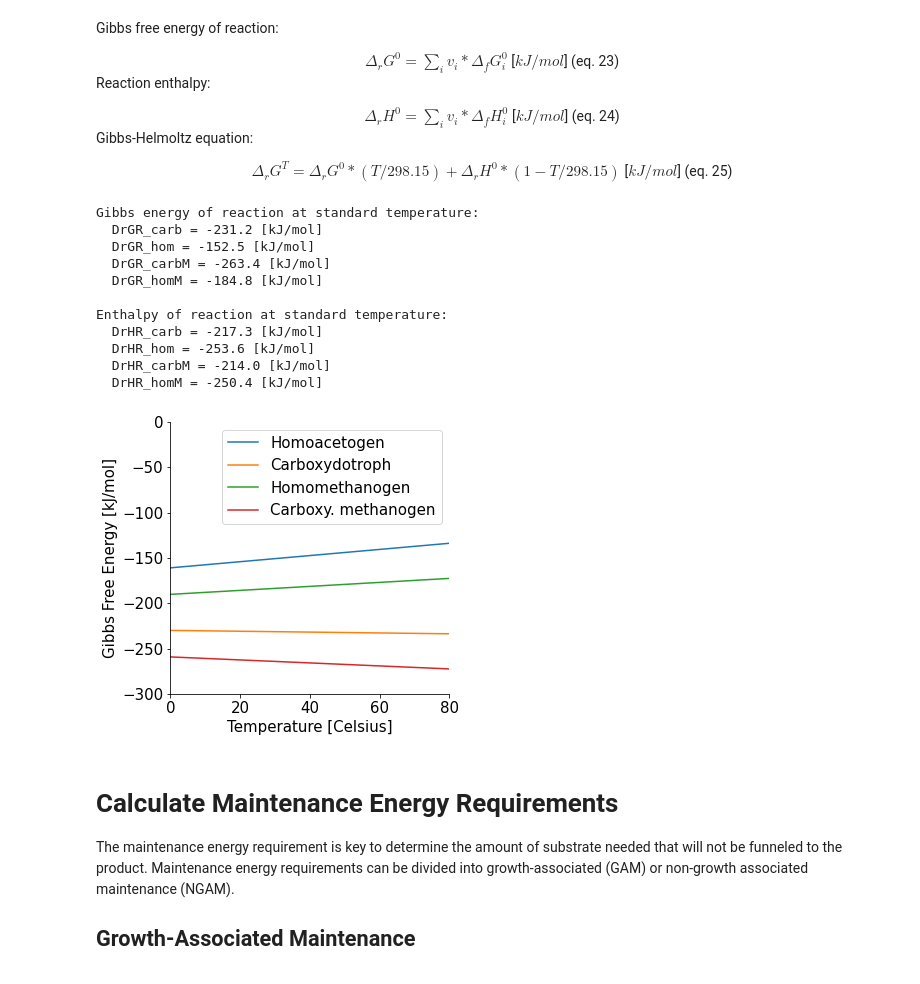
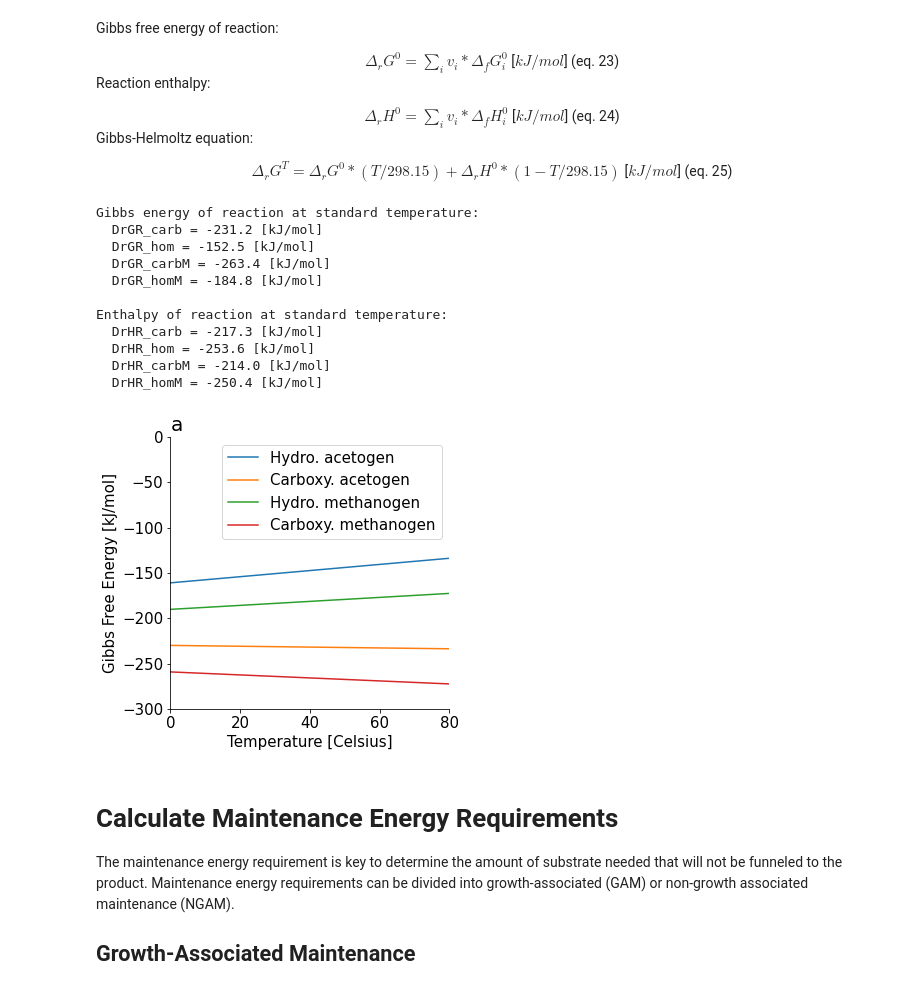
Before and after one commit to biosustain/CO2_fixation_models, a Jupyter notebook: Scripts/02_AcetogenYieldTempDependency.ipynb, the cells around one changed output. Cells and saved outputs as stored; diff of their text form; code cells hidden in the pictures.

```diff
--- a/Scripts/02_AcetogenYieldTempDependency.ipynb
+++ b/Scripts/02_AcetogenYieldTempDependency.ipynb
@@ -146,36 +146,36 @@ def DrGT_carbM(T):
 def DrGT_homM(T):
     return DrGR_homM * (T/298.15) + DrHR_homM * (1-T/298.15)
 
 plt.rcParams['axes.spines.right'] = False
 plt.rcParams['axes.spines.top'] = False
 
 plt.figure(figsize=(5,5))
 #plt.title(f"Gibbs Free Energy of Acetogenesis and Methanogenesis")
-plt.title("A", fontdict = {'fontsize': 20}, loc = "left")
+plt.title("a", fontdict = {'fontsize': 20}, loc = "left")
 plt.axis([0, 80, -300, 0])
 plt.xlabel('Temperature [Celsius]', fontsize=15)
 plt.ylabel('Gibbs Free Energy [kJ/mol]', fontsize=15)
 plt.plot(Kelvin_Celsius(T), DrGT_hom(T))
 plt.plot(Kelvin_Celsius(T), DrGT_carb(T))
 plt.plot(Kelvin_Celsius(T), DrGT_homM(T))
 plt.plot(Kelvin_Celsius(T), DrGT_carbM(T))
-plt.legend(['Homoacetogen','Carboxydotroph','Homomethanogen','Carboxy. methanogen'], fontsize=15)
+plt.legend(['Hydro. acetogen','Carboxy. acetogen','Hydro. methanogen','Carboxy. methanogen'], fontsize=15)
 plt.tick_params(axis='both', which='major', labelsize=15)
 
 plt.show()
 # %% [output]
 Gibbs energy of reaction at standard temperature:
   DrGR_carb = -231.2 [kJ/mol]
   DrGR_hom = -152.5 [kJ/mol]
   DrGR_carbM = -263.4 [kJ/mol]
   DrGR_homM = -184.8 [kJ/mol]
 
 Enthalpy of reaction at standard temperature:
   DrHR_carb = -217.3 [kJ/mol]
   DrHR_hom = -253.6 [kJ/mol]
   DrHR_carbM = -214.0 [kJ/mol]
   DrHR_homM = -250.4 [kJ/mol]
-[figure, old version]
+[figure, new version]
 # %% [markdown]
 # Calculate Maintenance Energy Requirements
 
```
Also changed, not shown: parts of 7 cells of this notebook, 22 other files.
